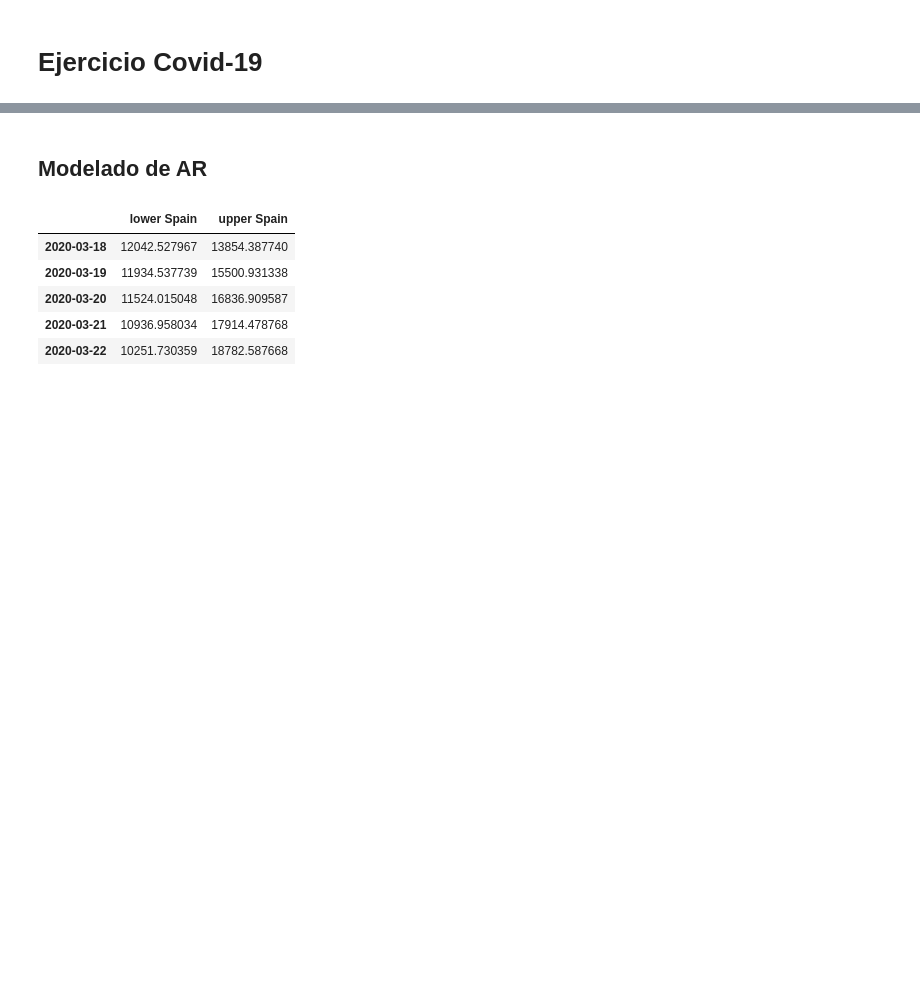
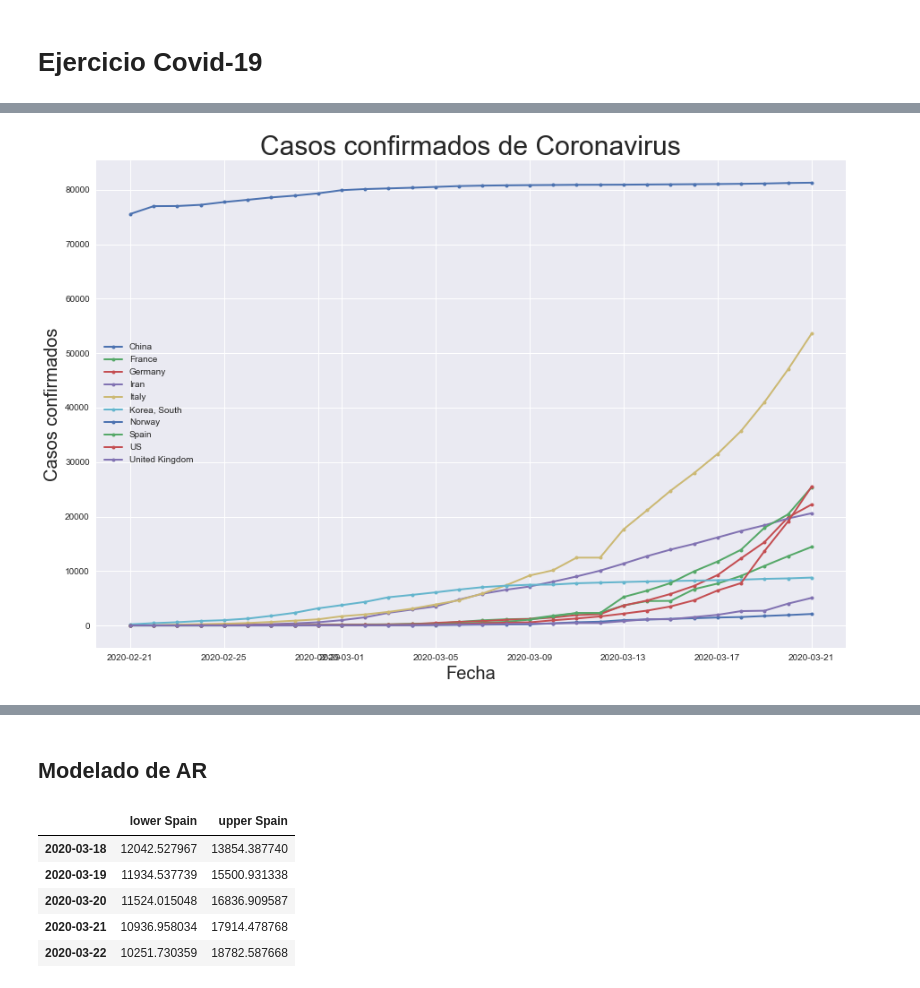
Before and after one commit to akakicreations/ejercicios-casuales-github, a Jupyter notebook: covid19-exercise/covid19_notebook.ipynb, the cells around one changed output, grey strips where cells are left out. Saved outputs shown, nothing was run; the diff lists cells and outputs as text; code cells hidden in the pictures; blank space fills up the shorter version.

```diff
--- a/covid19-exercise/covid19_notebook.ipynb
+++ b/covid19-exercise/covid19_notebook.ipynb
@@ -258,0 +59,6 @@ plt.show()
+# %%
+# Cogemos solo determinados países
+data_time = data_time[['China', 'France', 'Germany', 'Iran','Italy', 'Korea, South', 'Norway','Spain', 'US', 'United Kingdom']]
+
+# Para coger los países que en día 20 tienen más de 1000 casos: data_countries = data_countries[data_countries["3/17/20"] >= 1000 ]
+data_time.head(2)
@@ -258,0 +148,11 @@ plt.show()
+# %%
+'''Vamos a hacer un gráfico para ver los casos confirmados por fechas'''
+plt.plot(data_time_filter, label='France', marker='o', markersize=4, linewidth=2)
+plt.title('Casos confirmados de Coronavirus', {'fontsize': 30})
+plt.xlabel("Fecha", {'fontsize': 20})
+plt.ylabel("Casos confirmados", {'fontsize': 20})
+plt.legend(list_countries)
+
+plt.show()
+# %% [output]
+[figure, added]
```
Also changed, not shown: parts of 37 cells of this notebook.
